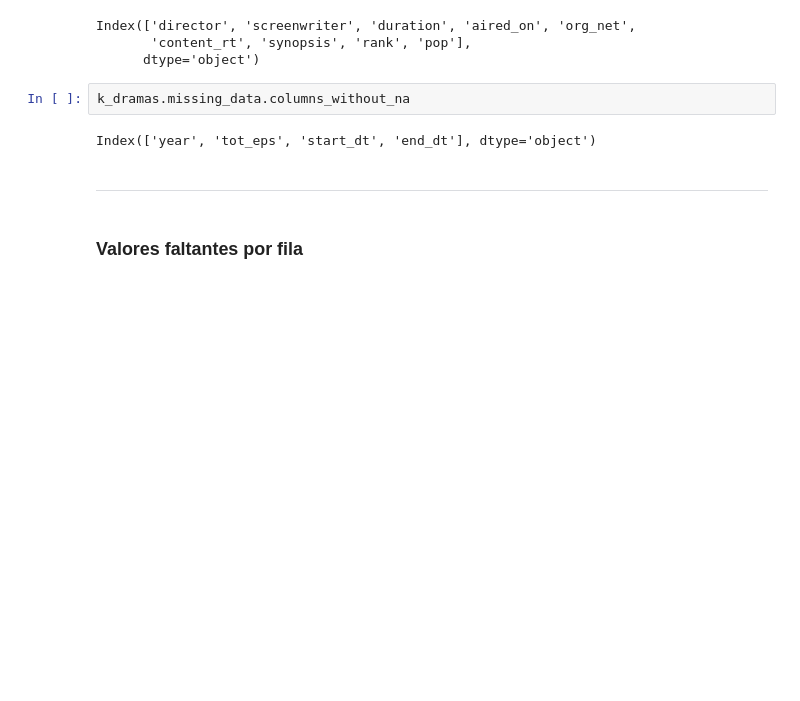
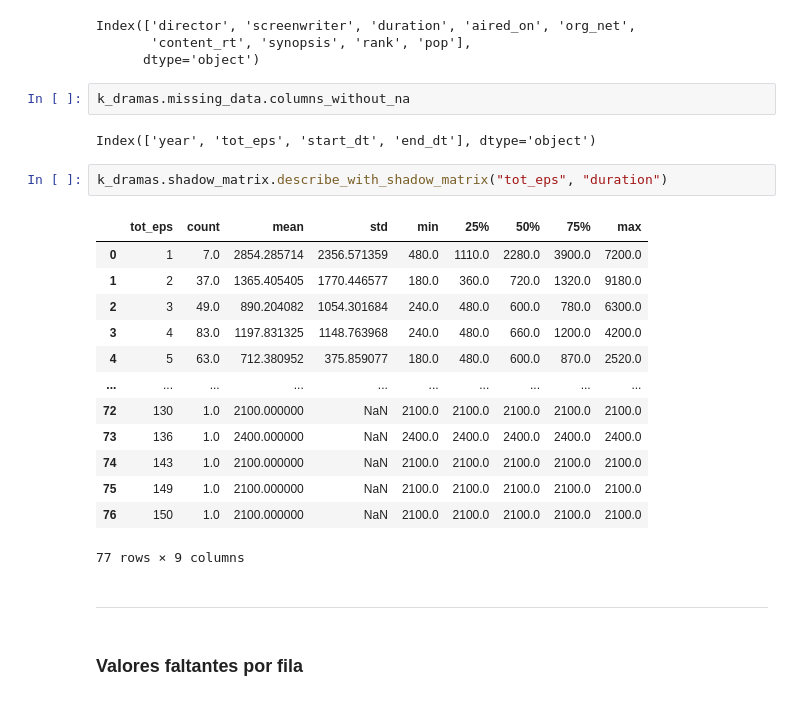
Before and after one commit to gfranciscoerazom/analysis-k-dramas, a Jupyter notebook: jupyternotebook/korean_drama.ipynb, the cells around one changed output. Cells and saved outputs as stored; diff of their text form; blank space fills up the shorter version.

Commit message:
Add class ShadowMatrix and use describe_with_shadow_matrix() function

```diff
--- a/jupyternotebook/korean_drama.ipynb
+++ b/jupyternotebook/korean_drama.ipynb
@@ -319,6 +319,22 @@ Index(['director', 'screenwriter', 'duration', 'aired_on', 'org_net',
 k_dramas.missing_data.columns_without_na
 # %% [output]
 Index(['year', 'tot_eps', 'start_dt', 'end_dt'], dtype='object')
+# %%
+k_dramas.shadow_matrix.describe_with_shadow_matrix("tot_eps", "duration")
+# %% [output]
+|  | tot_eps | count | mean | std | min | 25% | 50% | 75% | max |
+| 0 | 1 | 7.0 | 2854.285714 | 2356.571359 | 480.0 | 1110.0 | 2280.0 | 3900.0 | 7200.0 |
+| 1 | 2 | 37.0 | 1365.405405 | 1770.446577 | 180.0 | 360.0 | 720.0 | 1320.0 | 9180.0 |
+| 2 | 3 | 49.0 | 890.204082 | 1054.301684 | 240.0 | 480.0 | 600.0 | 780.0 | 6300.0 |
+| 3 | 4 | 83.0 | 1197.831325 | 1148.763968 | 240.0 | 480.0 | 660.0 | 1200.0 | 4200.0 |
+| 4 | 5 | 63.0 | 712.380952 | 375.859077 | 180.0 | 480.0 | 600.0 | 870.0 | 2520.0 |
+| ... | ... | ... | ... | ... | ... | ... | ... | ... | ... |
+| 72 | 130 | 1.0 | 2100.000000 | NaN | 2100.0 | 2100.0 | 2100.0 | 2100.0 | 2100.0 |
+| 73 | 136 | 1.0 | 2400.000000 | NaN | 2400.0 | 2400.0 | 2400.0 | 2400.0 | 2400.0 |
+| 74 | 143 | 1.0 | 2100.000000 | NaN | 2100.0 | 2100.0 | 2100.0 | 2100.0 | 2100.0 |
+| 75 | 149 | 1.0 | 2100.000000 | NaN | 2100.0 | 2100.0 | 2100.0 | 2100.0 | 2100.0 |
+| 76 | 150 | 1.0 | 2100.000000 | NaN | 2100.0 | 2100.0 | 2100.0 | 2100.0 | 2100.0 |
+77 rows × 9 columns
 # %% [markdown]
 -----------
 # %% [markdown]
```
Also changed, not shown: 1 other file.
